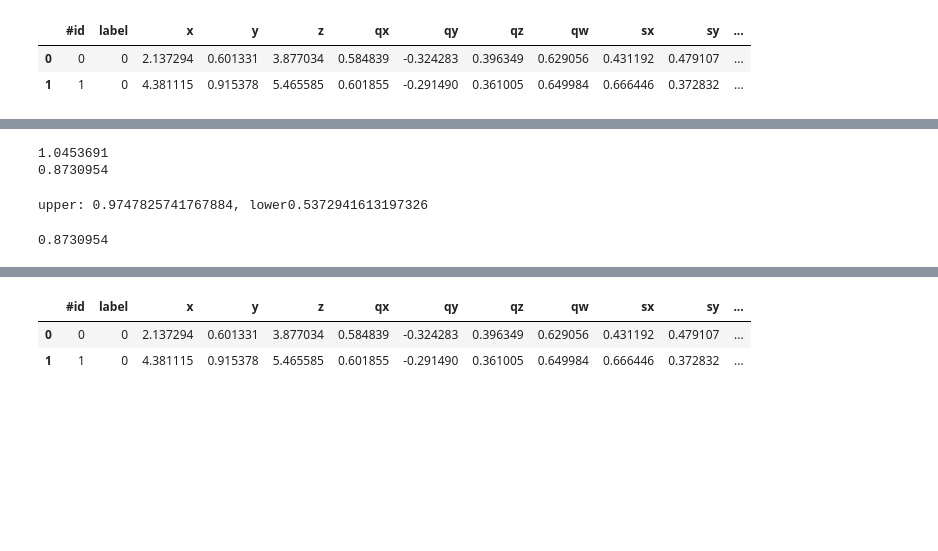
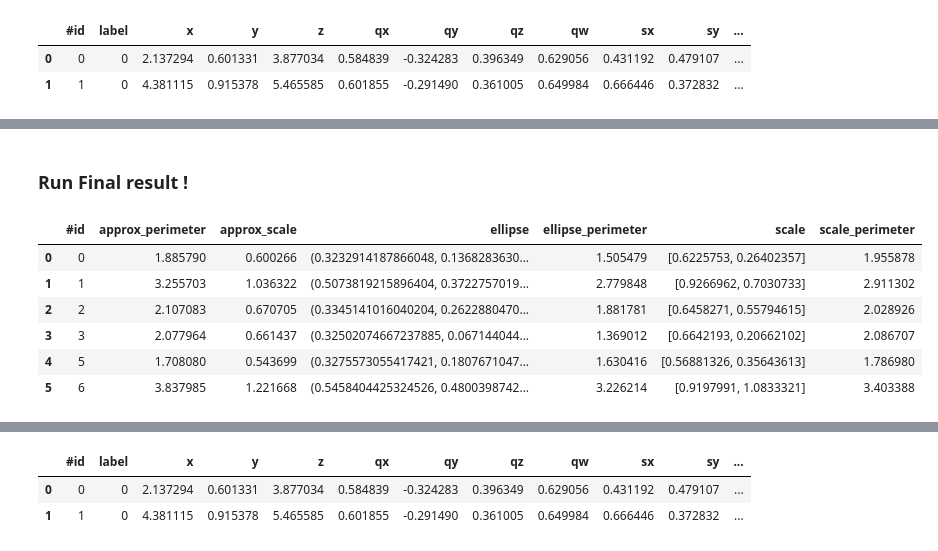
Before and after one commit to kandithws/ORB_SLAM2, a Jupyter notebook: scripts/tree_result.ipynb, the cells around one changed output, grey strips where cells are left out. Drawn from its saved outputs; the diff is of its cells as text; code cells hidden in the pictures; blank space fills up the shorter version.

```diff
--- a/scripts/tree_result.ipynb
+++ b/scripts/tree_result.ipynb
@@ -334 +451,3 @@ def get_approx_diameter_middle_chunk(cloud, percent_cut=0.4):
+# %% [markdown]
+### Run Final result !
 # %%
@@ -339,33 +468,0 @@ for i, cloud in tree_clouds.items():
-# %%
-obj = get_row_by_id(objects, 0)
-cloud = post_process_tree_cloud(tree_clouds[0], obj['sz'])
-print(get_approx_diameter(cloud))
-print(get_approx_diameter_middle_chunk(cloud))
-# %% [output]
-1.0453691
-0.8730954
-# %%
-pcl.save(cloud, 'temp1.pcd')
-cloud_array = np.asarray(cloud)
-percent_cut = 0.4
-# find middle chunk along z
-z_min = np.min(cloud_array[:,2])
-z_max = np.max(cloud_array[:,2])
-z_size = (z_max - z_min) / 2.0
-centroid = np.mean(cloud_array, axis=0)
-z_th_upper = centroid[2] + (z_size * percent_cut)
-z_th_lower = centroid[2] - (z_size * percent_cut)
-print('upper: {}, lower{}'.format(z_th_upper, z_th_lower))
-
-cloud_array_inliers = cloud_array[ cloud_array[:, 2] < z_th_upper]
-cloud_array_inliers = cloud_array_inliers[ cloud_array_inliers[:, 2] > z_th_lower]
-
-pcl.save(pcl.PointCloud(cloud_array_inliers.astype(np.float32)), 'temp2.pcd')
-bound_mins = np.min(cloud_array_inliers, axis=0)
-bound_maxs = np.max(cloud_array_inliers, axis=0)
-size_x = bound_maxs[0] - bound_mins[0]
-size_y = bound_maxs[1] - bound_mins[1]
-np.max((size_x, size_y))
-# %% [output]
-upper: 0.9747825741767884, lower0.5372941613197326
-0.8730954
@@ -371,0 +473,10 @@ upper: 0.9747825741767884, lower0.5372941613197326
+# %%
+results_df
+# %% [output]
+|  | #id | approx_perimeter | approx_scale | ellipse | ellipse_perimeter | scale | scale_perimeter |
+| 0 | 0 | 1.885790 | 0.600266 | (0.3232914187866048, 0.1368283630... | 1.505479 | [0.6225753, 0.26402357] | 1.955878 |
+| 1 | 1 | 3.255703 | 1.036322 | (0.5073819215896404, 0.3722757019... | 2.779848 | [0.9266962, 0.7030733] | 2.911302 |
+| 2 | 2 | 2.107083 | 0.670705 | (0.3345141016040204, 0.2622880470... | 1.881781 | [0.6458271, 0.55794615] | 2.028926 |
+| 3 | 3 | 2.077964 | 0.661437 | (0.32502074667237885, 0.067144044... | 1.369012 | [0.6642193, 0.20662102] | 2.086707 |
+| 4 | 5 | 1.708080 | 0.543699 | (0.3275573055417421, 0.1807671047... | 1.630416 | [0.56881326, 0.35643613] | 1.786980 |
+| 5 | 6 | 3.837985 | 1.221668 | (0.5458404425324526, 0.4800398742... | 3.226214 | [0.9197991, 1.0833321] | 3.403388 |
```
Also changed, not shown: parts of 29 cells of this notebook, 9 other files.
